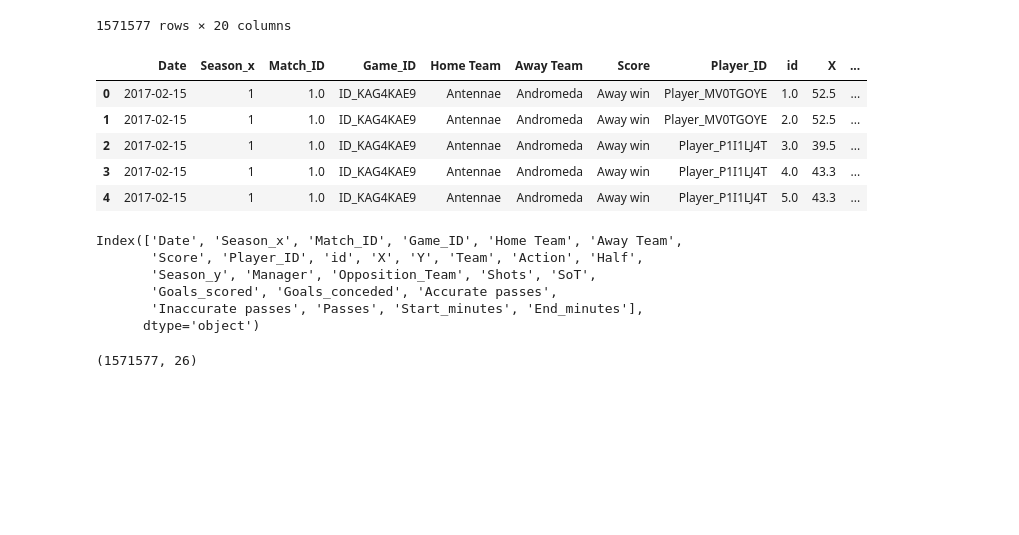
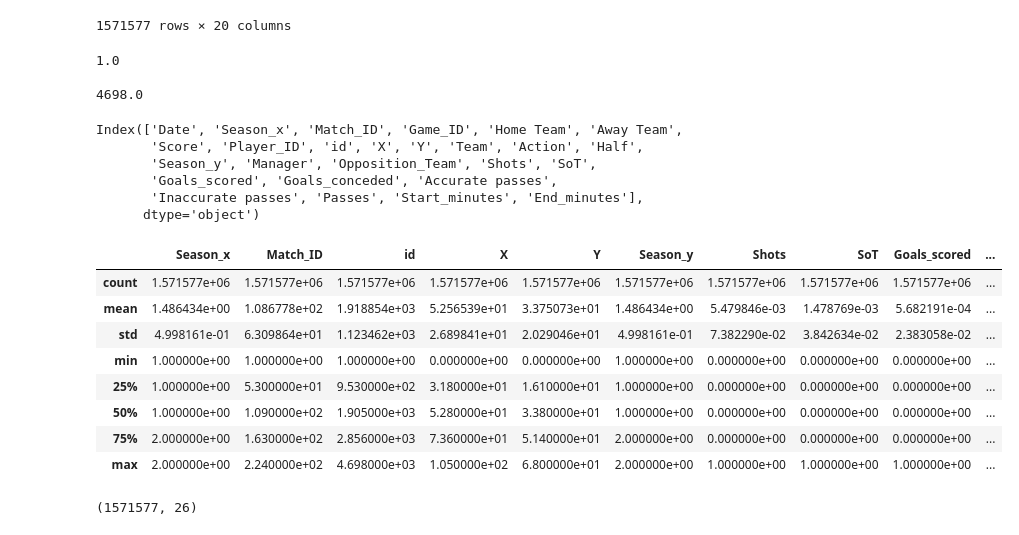
Before and after one commit to The-DigitalAcademy/Precious_Laduma_Score_Predictions, a Jupyter notebook: Laduma_Score_Predictions.ipynb, the cells around one changed output. Cells and saved outputs as stored; diff of their text form; code cells hidden in the pictures; blank space fills up the shorter version.

```diff
--- a/Laduma_Score_Predictions.ipynb
+++ b/Laduma_Score_Predictions.ipynb
@@ -136,15 +136,13 @@ Train_game
 # %%
 #Merging tables
 merged_train = pd.merge(Train, Train_game, on='Game_ID')
-# %%
-merged_train.head()
-# %% [output]
-|  | Date | Season_x | Match_ID | Game_ID | Home Team | Away Team | Score | Player_ID | id | X | ... |
-| 0 | 2017-02-15 | 1 | 1.0 | ID_KAG4KAE9 | Antennae | Andromeda | Away win | Player_MV0TGOYE | 1.0 | 52.5 | ... |
-| 1 | 2017-02-15 | 1 | 1.0 | ID_KAG4KAE9 | Antennae | Andromeda | Away win | Player_MV0TGOYE | 2.0 | 52.5 | ... |
-| 2 | 2017-02-15 | 1 | 1.0 | ID_KAG4KAE9 | Antennae | Andromeda | Away win | Player_P1I1LJ4T | 3.0 | 39.5 | ... |
-| 3 | 2017-02-15 | 1 | 1.0 | ID_KAG4KAE9 | Antennae | Andromeda | Away win | Player_P1I1LJ4T | 4.0 | 43.3 | ... |
-| 4 | 2017-02-15 | 1 | 1.0 | ID_KAG4KAE9 | Antennae | Andromeda | Away win | Player_P1I1LJ4T | 5.0 | 43.3 | ... |
+# %%
+print(merged_train['id'].min(), '\n')
+print(merged_train['id'].max())
+# %% [output]
+1.0
+
+4698.0
 # %%
 merged_train.columns
 # %% [output]
@@ -154,6 +152,18 @@ Index(['Date', 'Season_x', 'Match_ID', 'Game_ID', 'Home Team', 'Away Team',
        'Goals_scored', 'Goals_conceded', 'Accurate passes',
        'Inaccurate passes', 'Passes', 'Start_minutes', 'End_minutes'],
       dtype='object')
+# %%
+merged_train.describe()
+# %% [output]
+|  | Season_x | Match_ID | id | X | Y | Season_y | Shots | SoT | Goals_scored | ... |
+| count | 1.571577e+06 | 1.571577e+06 | 1.571577e+06 | 1.571577e+06 | 1.571577e+06 | 1.571577e+06 | 1.571577e+06 | 1.571577e+06 | 1.571577e+06 | ... |
+| mean | 1.486434e+00 | 1.086778e+02 | 1.918854e+03 | 5.256539e+01 | 3.375073e+01 | 1.486434e+00 | 5.479846e-03 | 1.478769e-03 | 5.682191e-04 | ... |
+| std | 4.998161e-01 | 6.309864e+01 | 1.123462e+03 | 2.689841e+01 | 2.029046e+01 | 4.998161e-01 | 7.382290e-02 | 3.842634e-02 | 2.383058e-02 | ... |
+| min | 1.000000e+00 | 1.000000e+00 | 1.000000e+00 | 0.000000e+00 | 0.000000e+00 | 1.000000e+00 | 0.000000e+00 | 0.000000e+00 | 0.000000e+00 | ... |
+| 25% | 1.000000e+00 | 5.300000e+01 | 9.530000e+02 | 3.180000e+01 | 1.610000e+01 | 1.000000e+00 | 0.000000e+00 | 0.000000e+00 | 0.000000e+00 | ... |
+| 50% | 1.000000e+00 | 1.090000e+02 | 1.905000e+03 | 5.280000e+01 | 3.380000e+01 | 1.000000e+00 | 0.000000e+00 | 0.000000e+00 | 0.000000e+00 | ... |
+| 75% | 2.000000e+00 | 1.630000e+02 | 2.856000e+03 | 7.360000e+01 | 5.140000e+01 | 2.000000e+00 | 0.000000e+00 | 0.000000e+00 | 0.000000e+00 | ... |
+| max | 2.000000e+00 | 2.240000e+02 | 4.698000e+03 | 1.050000e+02 | 6.800000e+01 | 2.000000e+00 | 1.000000e+00 | 1.000000e+00 | 1.000000e+00 | ... |
 # %%
 merged_train.shape
 # %% [output]
```
Also changed, not shown: parts of 5 cells of this notebook.
